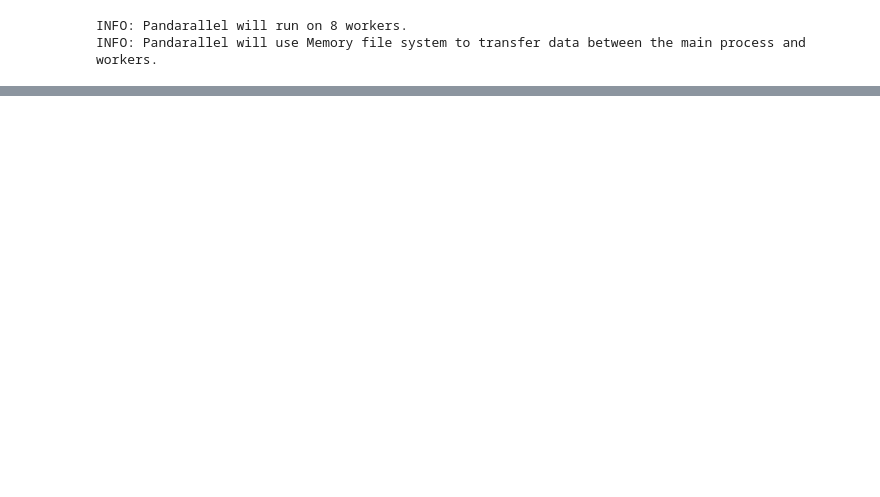
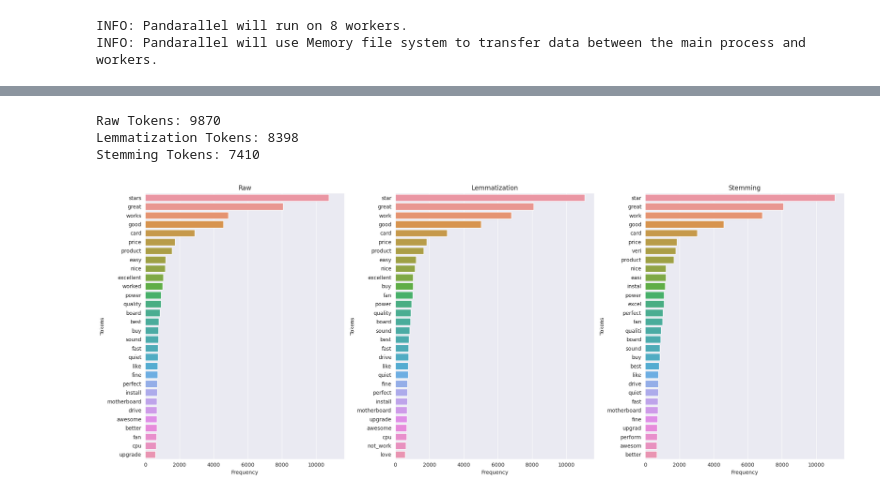
Before and after one commit to saiteki-kai/amazon-reviews, a Jupyter notebook: notebooks/03_processing.ipynb, the cells around one changed output, grey strips where cells are left out. Drawn from its saved outputs; the diff is of its cells as text; code cells hidden in the pictures; blank space fills up the shorter version.

```diff
--- a/notebooks/03_processing.ipynb
+++ b/notebooks/03_processing.ipynb
@@ -99,0 +102,2 @@ wc.to_image()
+# %%
+summary_raw = reviews_df["summary"].parallel_apply(lambda x: preprocess(x))
@@ -99,0 +118,13 @@ wc.to_image()
+# %%
+summary_counters = tokens_counters(summary_raw, summary_lemma, summary_stem)
+# %%
+for (title, counter) in summary_counters.items():
+    print(f"{title} Tokens:", len(counter.items()))
+# %% [output]
+Raw Tokens: 9870
+Lemmatization Tokens: 8398
+Stemming Tokens: 7410
+# %%
+plot_tokens(summary_counters)
+# %% [output]
+[figure, added]
```
Also changed, not shown: parts of 33 cells of this notebook.
